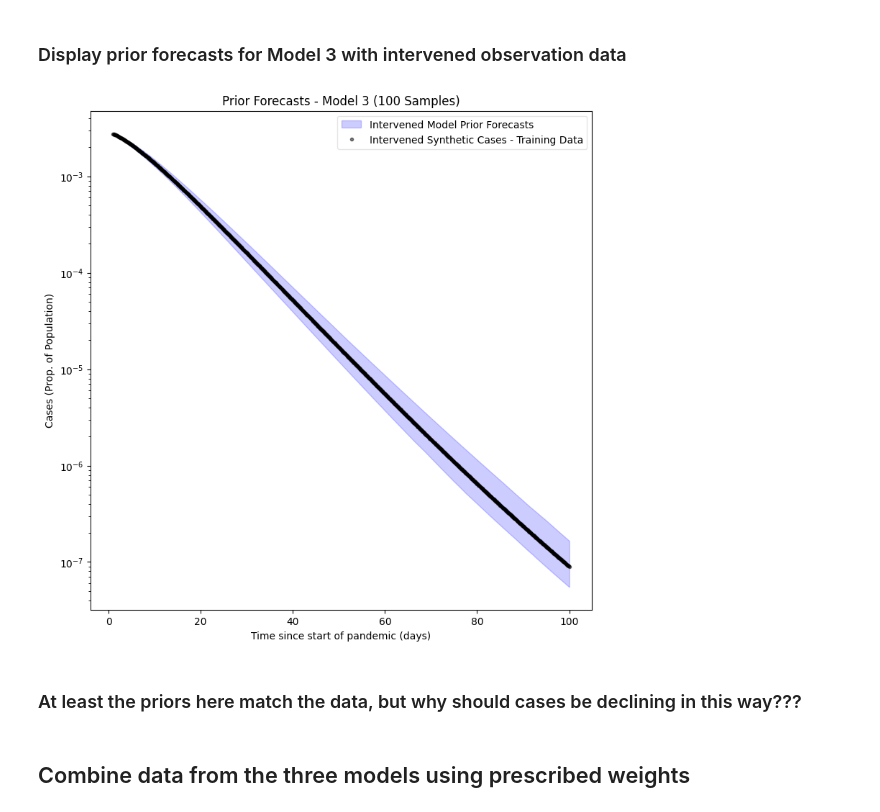
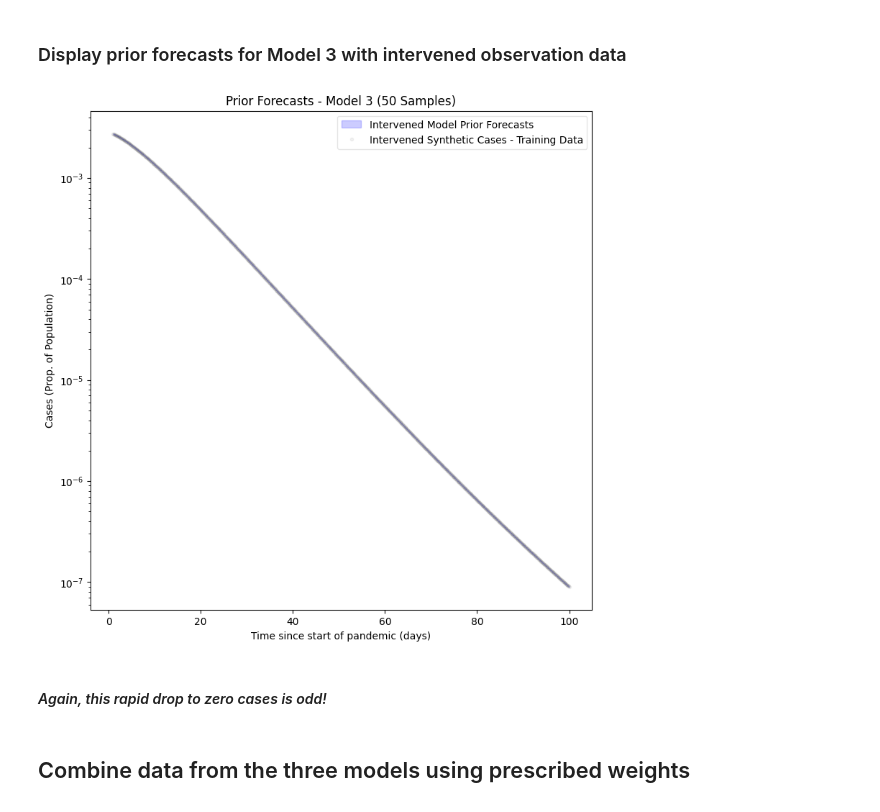
Before and after one commit to ciemss/pyciemss, a Jupyter notebook: notebook/april_ensemble/syndata_generate_and_test.ipynb, the cells around one changed output. Cells and saved outputs as stored; diff of their text form; code cells hidden in the pictures.

```diff
--- a/notebook/april_ensemble/syndata_generate_and_test.ipynb
+++ b/notebook/april_ensemble/syndata_generate_and_test.ipynb
@@ -714 +643,5 @@ model1_prior_forecast = sample_petri(setup_model1, timepoints=t_points, num_samp
+# %%
+# CAUTION!!! Check the number of samples you are using! 1000 samples is going to take a while...
+num_samples = 50
+model1_prior_forecast = sample_petri(intervened_model1, timepoints=t_points, num_samples = num_samples)
 # %%
@@ -854 +767,5 @@ model2_prior_forecast = sample_petri(setup_model2, timepoints=t_points, num_samp
+# %%
+# CAUTION!!! Check the number of samples you are using! 1000 samples is going to take a while...
+num_samples = 50
+model2_prior_forecast = sample_petri(intervened_model2, timepoints=t_points, num_samples = num_samples)
 # %%
@@ -993,21 +888,23 @@ model3_prior_forecast = sample_petri(setup_model3, timepoints=t_points, num_samp
+# %%
+# CAUTION!!! Check the number of samples you are using! 1000 samples is going to take a while...
+num_samples = 50
+model3_prior_forecast = sample_petri(intervened_model3, timepoints=t_points, num_samples = num_samples)
 # %%
-# NOTE: Change plot title to use num_samples!
-
 model3_prior_sol_dict = {}
 for n in state_var_names:
     model3_prior_sol_dict[n[0:-4]] = model3_prior_forecast[n]
 
 model3_solns = solution_mapping3(model3_prior_sol_dict)
 
 # Fix solution names for plotting
 new_model3_solns = {f"{k}_sol":v for k,v in model3_solns.items()}
 
-ax = plot_predictive(new_model3_solns, t_points, ax=setup_ax(), title="Prior Forecasts - Model 3 (100 Samples)", color="blue", label="Intervened Model Prior Forecasts")
-ax = plot_observations(synth_data_dict['model3']['Cases'][0], t_points, ax=ax, color="black", label="Intervened Synthetic Cases - Training Data")
+ax = plot_predictive(new_model3_solns, t_points, ax=setup_ax(), title=f"Prior Forecasts - Model 3 ({num_samples} Samples)", color="blue", label="Intervened Model Prior Forecasts")
+ax = plot_observations(synth_data_dict['model3']['Cases'][0], t_points, ax=ax, color="black", alpha = 0.05, label="Intervened Synthetic Cases - Training Data")
 # %% [output]
-[figure, old version]
+[figure, new version]
-# %% [markdown]
-### At least the priors here match the data, but why should cases be declining in this way???
+# %% [markdown]
+#### *Again, this rapid drop to zero cases is odd!*
 # %% [markdown]
 ## Combine data from the three models using prescribed weights
 # %%
```
Also changed, not shown: parts of 57 cells of this notebook.
